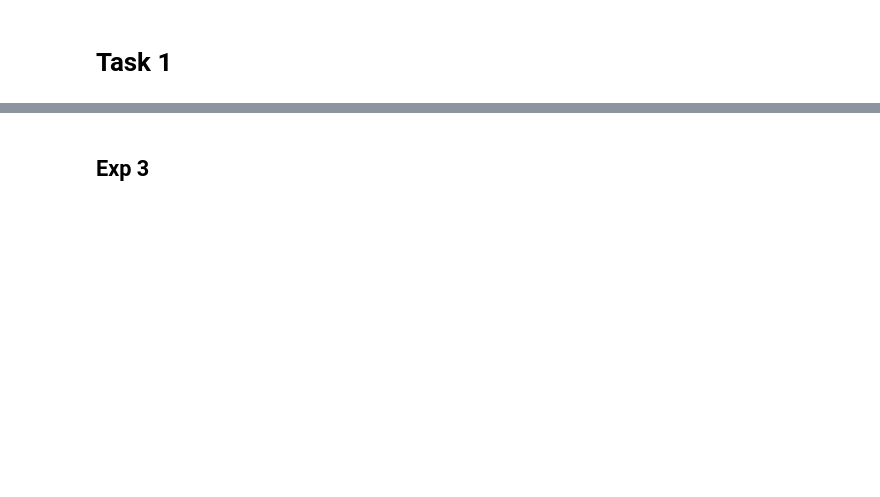
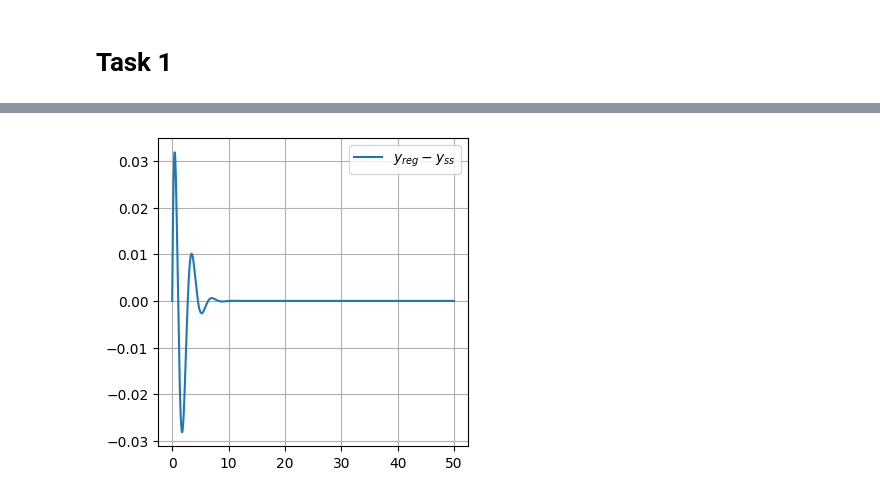
Before and after one commit to lalayants/adaptive-and-robust-control, a Jupyter notebook: 6/6.ipynb, the cells around one changed output, grey strips where cells are left out. Cells and saved outputs as stored; diff of their text form; code cells hidden in the pictures; blank space fills up the shorter version.

```diff
--- a/6/6.ipynb
+++ b/6/6.ipynb
@@ -83,16 +86,0 @@ plt.plot(t, y)
-# %%
-tf = scipy.signal.TransferFunction([1], [1, 1.41 * omega_0, omega_0**2]).to_ss()
-ts = np.linspace(0, 4, 100)
-t, y, _ = scipy.signal.lsim(tf, U = [1] * 100, T = ts )
-end = y[-10:].mean()
-
-plt.plot(t, y, linewidth=5)
-plt.plot([t_p] * 100, np.linspace(0, 0.026, 100), label=f'$t_p = {t_p}$')
-plt.plot(ts, [end.mean()] * 100, label=f'$y_{"{end}"} = {end: .3f}$')
-plt.plot(ts, [end * (1 + sigma_bar)] * 100, label=f'$y_{"{end}"} (1 + \\bar \sigma) = {end * (1 + sigma_bar): .3f}$', linestyle='dashed')
-plt.plot(ts, [end * (1 - sigma_bar)] * 100, label=f'$y_{"{end}"} (1 - \\bar \sigma) = {end * (1 - sigma_bar): .3f}$', linestyle='dashed')
-plt.xlabel('t, c')
-
-plt.legend()
-plt.grid()
-plt.savefig(SAVE_PATH + '1.png')
@@ -372,27 +86,0 @@ for gamma in experiment_2:
-# %%
-for gamma in experiment_2:
-    tmpA = A.copy()
-    theta =  -((-A_m[-1, :] + tmpA[-1, :]) / b_0).reshape(A.shape[0], 1)
-    t = experiment_2[gamma].t
-    state =  experiment_2[gamma].y
-    theta_tilda = theta - state[-2:]
-
-    plt.plot(t, theta_tilda[0,], linewidth=5, label='$\\tilde{\\theta}_1$')
-    plt.plot(t, theta_tilda[1,], linewidth=5, label='$\\tilde{\\theta}_2$')
-    plt.grid()
-    plt.legend()
-    plt.title('$\\tilde \\theta = \\tilde \\theta(t)$')
-    plt.savefig(SAVE_PATH + f'3_2_{gamma}_theta.png')
-    plt.cla()
-    plt.close()
-
-    plt.plot(t[-100:], theta_tilda[0,][-100:], linewidth=5, label='$\\tilde{\\theta}_1$')
-    plt.plot(t[-100:], theta_tilda[1,][-100:], linewidth=5, label='$\\tilde{\\theta}_2$')
-    plt.grid()
-    plt.legend()
-    plt.title('$\\tilde \\theta = \\tilde \\theta(t)$')
-    plt.savefig(SAVE_PATH + f'3_2_{gamma}_theta_small.png')
-    plt.cla()
-    plt.close()
-# %% [markdown]
-## Exp 3
@@ -482,0 +87,6 @@ for bias in experiment_3:
+# %%
+plt.plot(t, y - res, label='$y_{reg} - y_{ss}$')
+plt.legend()
+plt.grid()
+# %% [output]
+[figure, added]
```
Also changed, not shown: parts of 26 cells of this notebook.
